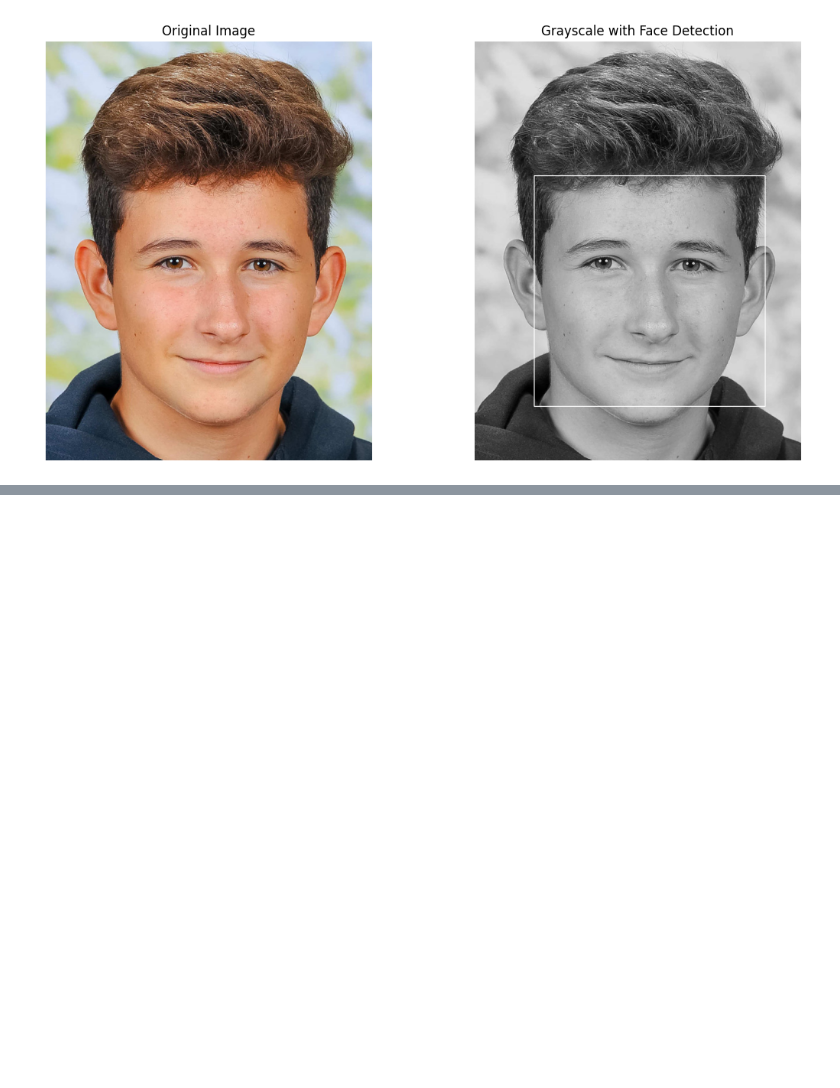
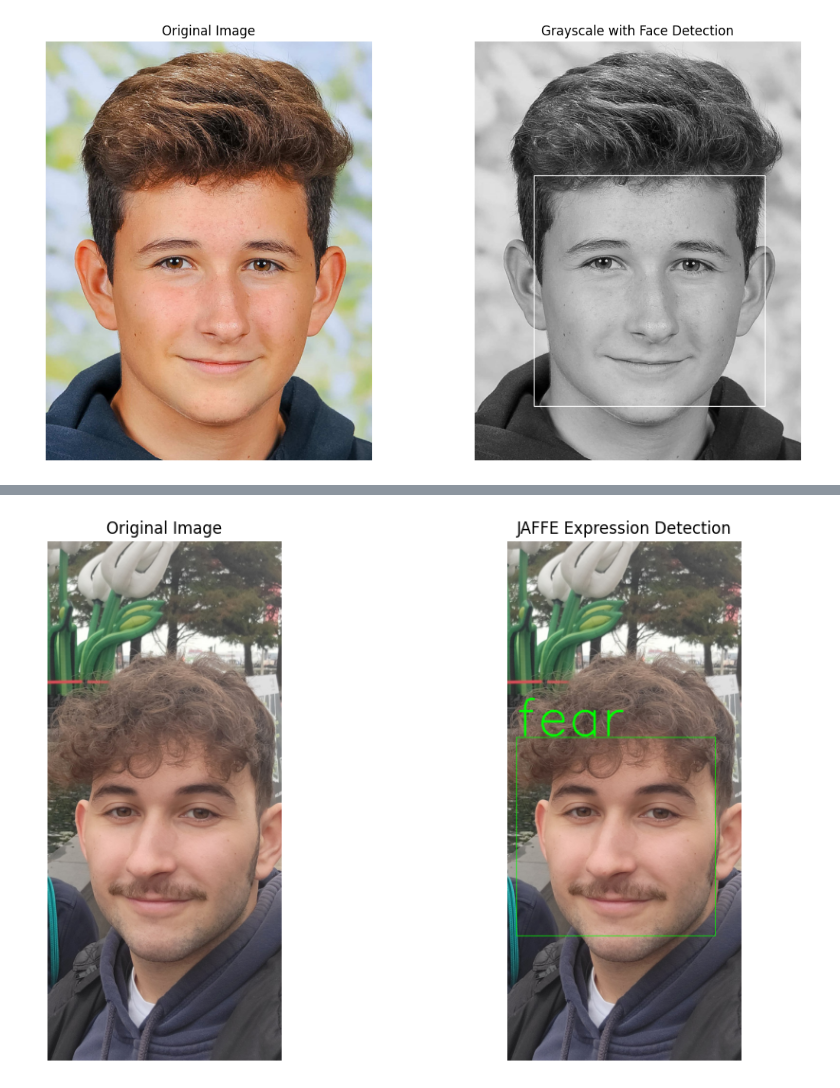
Before and after one commit to rudand18/FER-CNN, a Jupyter notebook: FER-CNN.ipynb, the cells around one changed output, grey strips where cells are left out. Drawn from its saved outputs; the diff is of its cells as text; code cells hidden in the pictures; blank space fills up the shorter version.

```diff
--- a/FER-CNN.ipynb
+++ b/FER-CNN.ipynb
@@ -306,0 +529,66 @@ else:
+# %%
+def detect_face(image):
+    gray = cv2.cvtColor(image, cv2.COLOR_BGR2GRAY)
+    faces = face_cascade.detectMultiScale(gray, scaleFactor=1.1, minNeighbors=5, minSize=(30, 30))
+    if len(faces) == 0:
+        return None
+    x, y, w, h = faces[0]
+    face = image[y:y+h, x:x+w]
+    face = cv2.resize(face, (224, 224))
+    return face
+
+def predict_expression(image, model, device):
+    face = detect_face(image)
+    if face is None:
+        return None, None
+    transform = transforms.Compose([
+        transforms.ToPILImage(),
+        transforms.Resize((224, 224)),
+        transforms.ToTensor(),
+        transforms.Normalize([0.485, 0.456, 0.406], [0.229, 0.224, 0.225])
+    ])
+    face_tensor = transform(face).unsqueeze(0).to(device)
+    model.eval()
+    with torch.no_grad():
+        outputs = model(face_tensor)
+        _, predicted = torch.max(outputs, 1)
+    emotion = train_dataset.classes[predicted.item()]
+    return emotion, face
+
+def draw_faces_and_predictions(image, model, device):
+    gray = cv2.cvtColor(image, cv2.COLOR_BGR2GRAY)
+    faces = face_cascade.detectMultiScale(gray, scaleFactor=1.1, minNeighbors=5, minSize=(30, 30))
+    if len(faces) == 0:
+        print("No faces detected.")
+        return image
+    for (x, y, w, h) in faces:
+        face = image[y:y+h, x:x+w]
+        emotion, _ = predict_expression(face, model, device)
+        if emotion:
+            cv2.rectangle(image, (x, y), (x + w, y + h), (0, 255, 0), 2)
+            cv2.putText(image, emotion, (x, y - 10), cv2.FONT_HERSHEY_SIMPLEX, 8, (0, 255, 0), 10)
+    return image
+
+def test_single_image_multiple_faces(image_path, model, device):
+    image = cv2.imread(image_path)
+    if image is None:
+        print(f"Error: Could not load image at {image_path}")
+        return
+    image_copy = image.copy()
+    image_with_predictions = draw_faces_and_predictions(image_copy, model, device)
+    plt.figure(figsize=(12, 6))
+    plt.subplot(1, 2, 1)
+    plt.imshow(cv2.cvtColor(image, cv2.COLOR_BGR2RGB))
+    plt.title('Original Image')
+    plt.axis('off')
+    plt.subplot(1, 2, 2)
+    plt.imshow(cv2.cvtColor(image_with_predictions, cv2.COLOR_BGR2RGB))
+    plt.title('JAFFE Expression Detection')
+    plt.axis('off')
+    plt.tight_layout()
+    plt.show()
+
+img_path = '../../testimages/testimg2.jpg'
+test_single_image_multiple_faces(img_path, efficientnet_b0_model, device)
+# %% [output]
+[figure, added]
```
Also changed, not shown: parts of 14 cells of this notebook.
